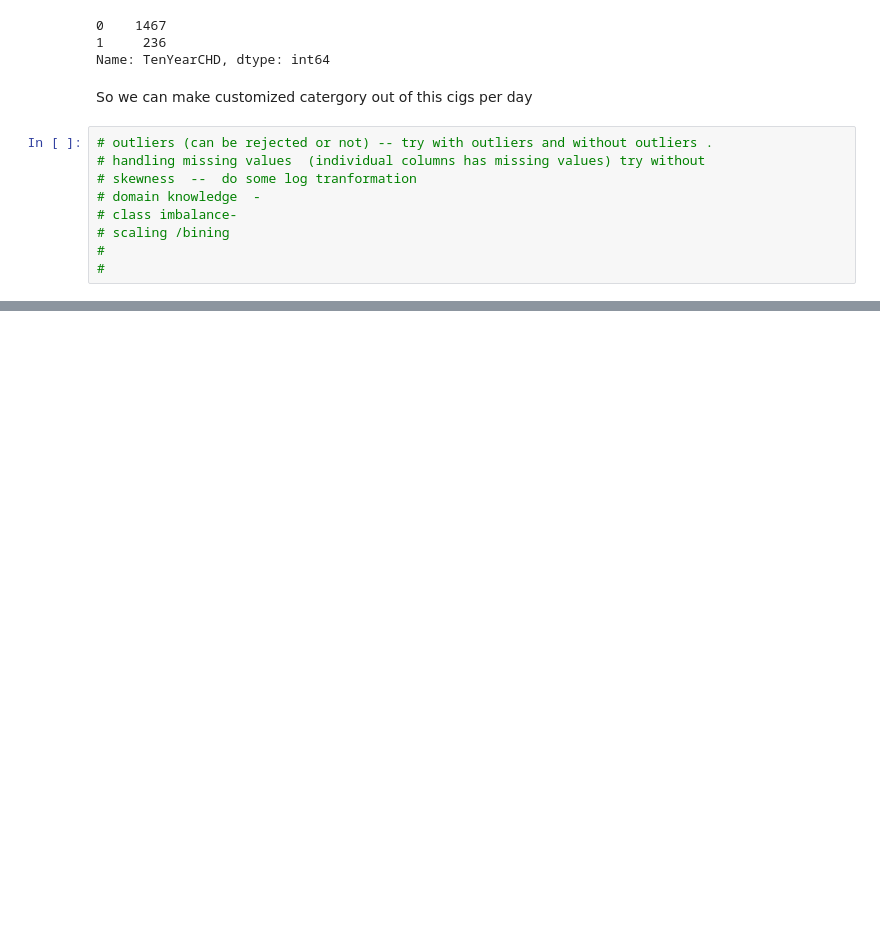
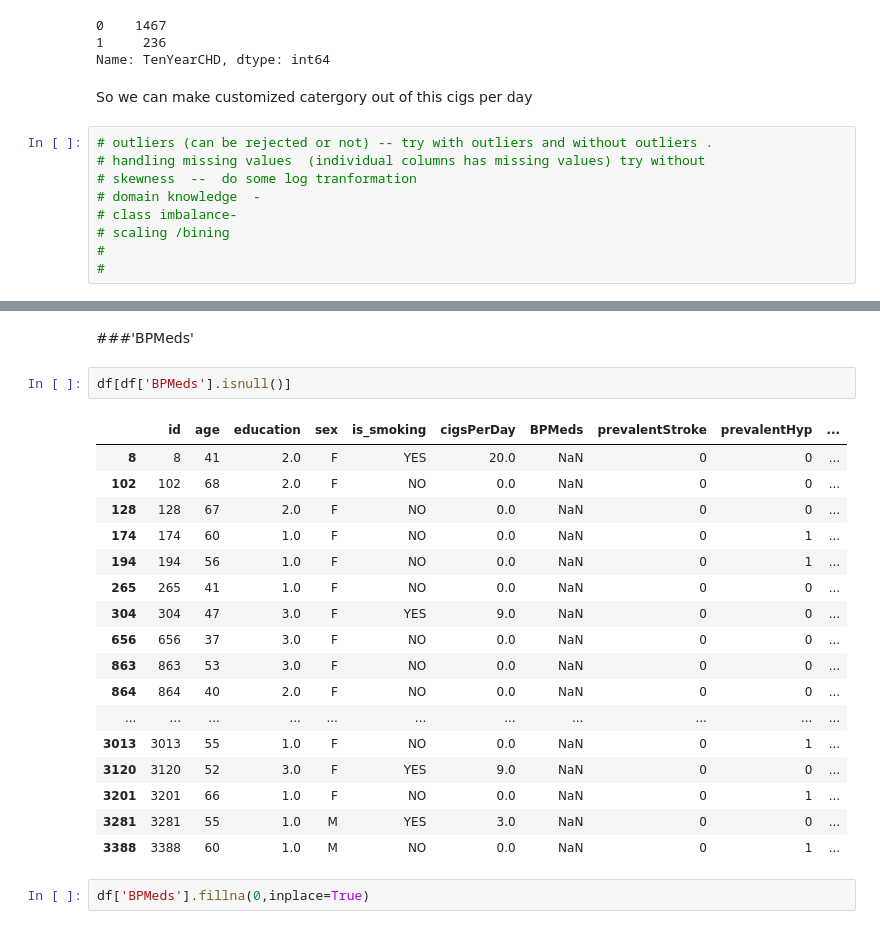
Before and after one commit to Shubhankitsirvaiya/Cardiovascular_classification, a Jupyter notebook: Capstone_1_.ipynb, the cells around one changed output, grey strips where cells are left out. Cells and saved outputs as stored; diff of their text form; blank space fills up the shorter version.

```diff
--- a/Capstone_1_.ipynb
+++ b/Capstone_1_.ipynb
@@ -225,0 +298,24 @@ sns.relplot(df['sex'],df['diaBP'])
+# %% [markdown]
+###'BPMeds'
+# %%
+df[df['BPMeds'].isnull()]
+# %% [output]
+|  | id | age | education | sex | is_smoking | cigsPerDay | BPMeds | prevalentStroke | prevalentHyp | ... |
+| 8 | 8 | 41 | 2.0 | F | YES | 20.0 | NaN | 0 | 0 | ... |
+| 102 | 102 | 68 | 2.0 | F | NO | 0.0 | NaN | 0 | 0 | ... |
+| 128 | 128 | 67 | 2.0 | F | NO | 0.0 | NaN | 0 | 0 | ... |
+| 174 | 174 | 60 | 1.0 | F | NO | 0.0 | NaN | 0 | 1 | ... |
+| 194 | 194 | 56 | 1.0 | F | NO | 0.0 | NaN | 0 | 1 | ... |
+| 265 | 265 | 41 | 1.0 | F | NO | 0.0 | NaN | 0 | 0 | ... |
+| 304 | 304 | 47 | 3.0 | F | YES | 9.0 | NaN | 0 | 0 | ... |
+| 656 | 656 | 37 | 3.0 | F | NO | 0.0 | NaN | 0 | 0 | ... |
+| 863 | 863 | 53 | 3.0 | F | NO | 0.0 | NaN | 0 | 0 | ... |
+| 864 | 864 | 40 | 2.0 | F | NO | 0.0 | NaN | 0 | 0 | ... |
+| ... | ... | ... | ... | ... | ... | ... | ... | ... | ... | ... |
+| 3013 | 3013 | 55 | 1.0 | F | NO | 0.0 | NaN | 0 | 1 | ... |
+| 3120 | 3120 | 52 | 3.0 | F | YES | 9.0 | NaN | 0 | 0 | ... |
+| 3201 | 3201 | 66 | 1.0 | F | NO | 0.0 | NaN | 0 | 1 | ... |
+| 3281 | 3281 | 55 | 1.0 | M | YES | 3.0 | NaN | 0 | 0 | ... |
+| 3388 | 3388 | 60 | 1.0 | M | NO | 0.0 | NaN | 0 | 1 | ... |
+# %%
+df['BPMeds'].fillna(0,inplace=True)
```
Also changed, not shown: parts of 40 cells of this notebook.
